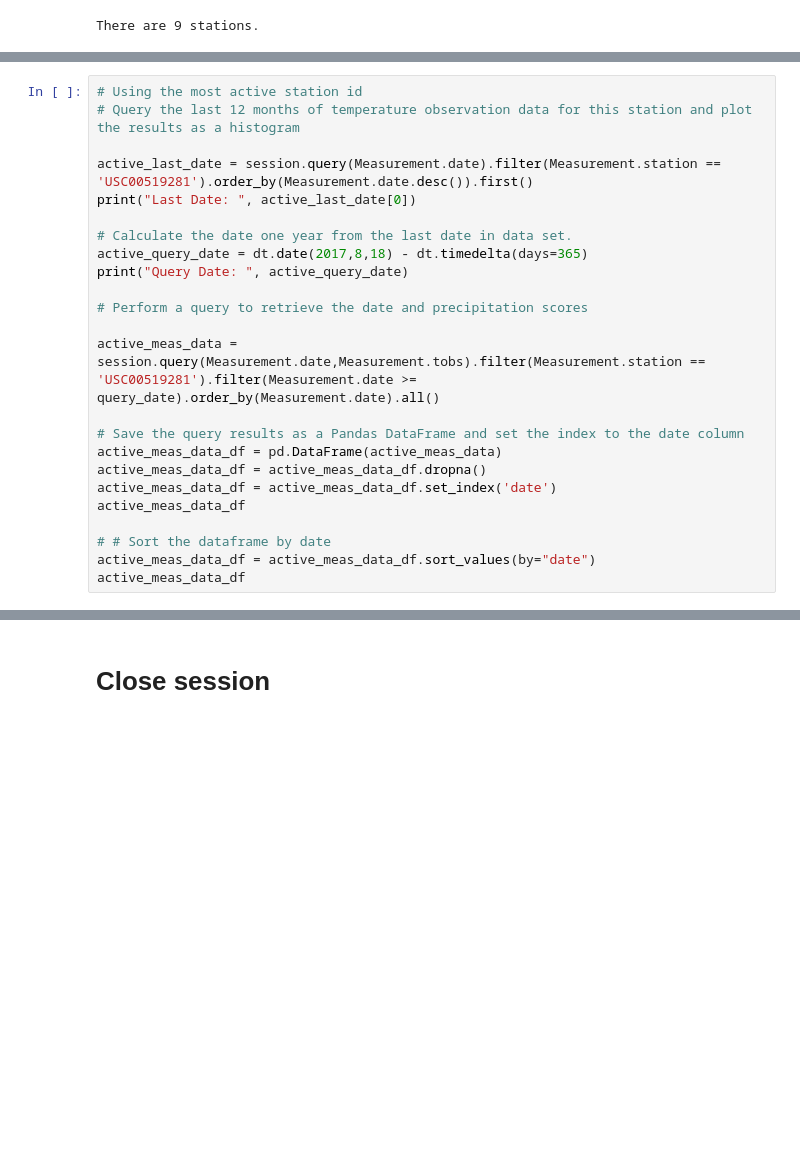
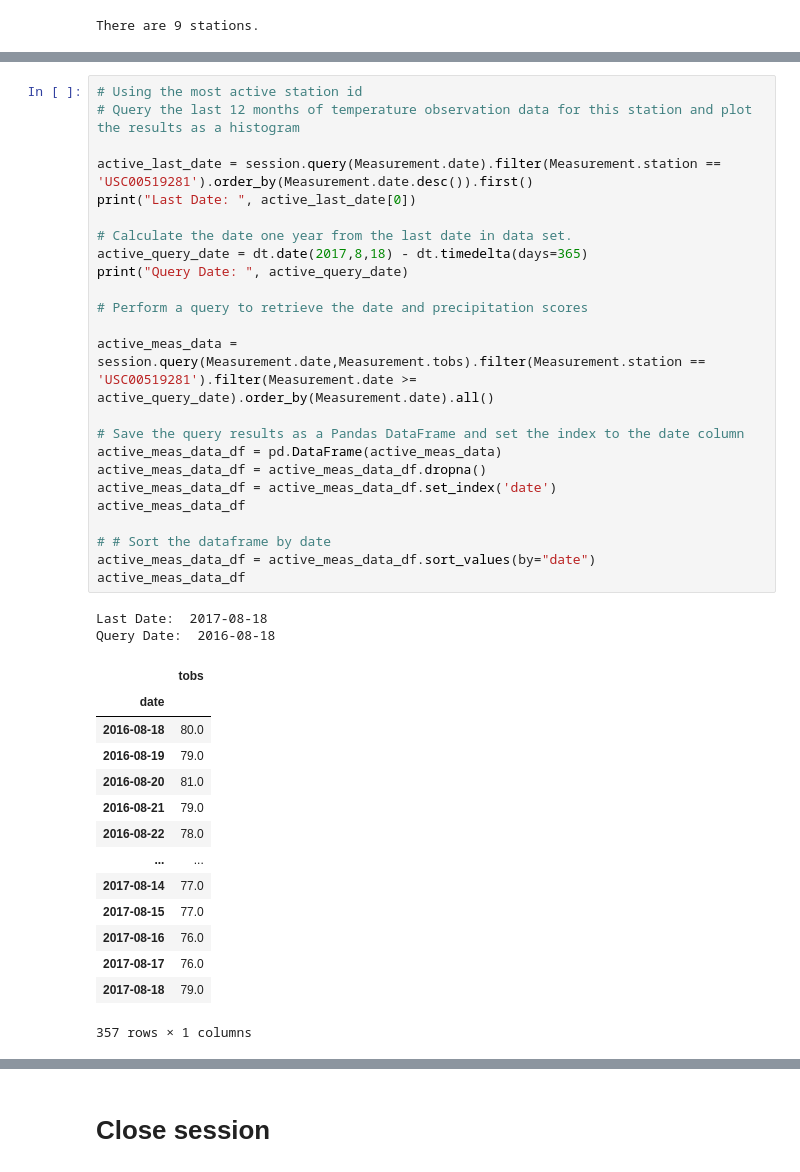
Before and after one commit to 1der4k/sqlalchemy_challenge, a Jupyter notebook: climate_starter.ipynb, the cells around one changed output, grey strips where cells are left out. Drawn from its saved outputs; the diff is of its cells as text; blank space fills up the shorter version.

```diff
--- a/climate_starter.ipynb
+++ b/climate_starter.ipynb
@@ -171,27 +170,44 @@ print(f"For the most active station in the dataset, the minimum temperature was
 # %%
 # Using the most active station id
 # Query the last 12 months of temperature observation data for this station and plot the results as a histogram
 
 active_last_date = session.query(Measurement.date).filter(Measurement.station == 'USC00519281').order_by(Measurement.date.desc()).first()
 print("Last Date: ", active_last_date[0])
 
 # Calculate the date one year from the last date in data set.
 active_query_date = dt.date(2017,8,18) - dt.timedelta(days=365)
 print("Query Date: ", active_query_date)
 
 # Perform a query to retrieve the date and precipitation scores
 
-active_meas_data = session.query(Measurement.date,Measurement.tobs).filter(Measurement.station == 'USC00519281').filter(Measurement.date >= query_date).order_by(Measurement.date).all()
+active_meas_data = session.query(Measurement.date,Measurement.tobs).filter(Measurement.station == 'USC00519281').filter(Measurement.date >= active_query_date).order_by(Measurement.date).all()
 
 # Save the query results as a Pandas DataFrame and set the index to the date column
 active_meas_data_df = pd.DataFrame(active_meas_data)
 active_meas_data_df = active_meas_data_df.dropna()
 active_meas_data_df = active_meas_data_df.set_index('date')
 active_meas_data_df
 
 # # Sort the dataframe by date
 active_meas_data_df = active_meas_data_df.sort_values(by="date")
 active_meas_data_df
+# %% [output]
+Last Date:  2017-08-18
+Query Date:  2016-08-18
+|  | tobs |
+| date |  |
+| 2016-08-18 | 80.0 |
+| 2016-08-19 | 79.0 |
+| 2016-08-20 | 81.0 |
+| 2016-08-21 | 79.0 |
+| 2016-08-22 | 78.0 |
+| ... | ... |
+| 2017-08-14 | 77.0 |
+| 2017-08-15 | 77.0 |
+| 2017-08-16 | 76.0 |
+| 2017-08-17 | 76.0 |
+| 2017-08-18 | 79.0 |
+357 rows × 1 columns
 # %%
 active_meas_data_plot = active_meas_data_df.plot(kind='hist',legend=False)
 
```
Also changed, not shown: parts of 6 cells of this notebook, 1 other file.
